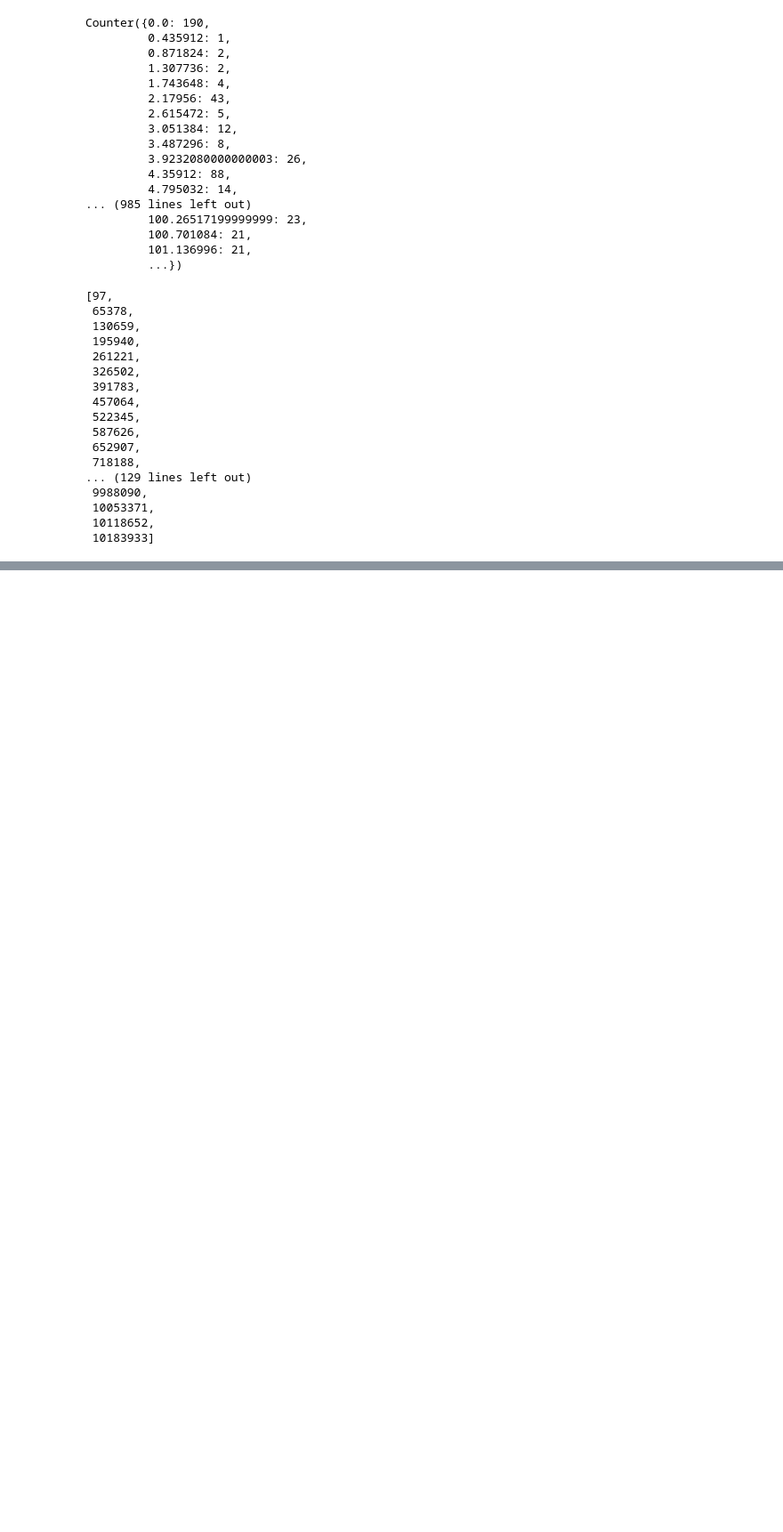
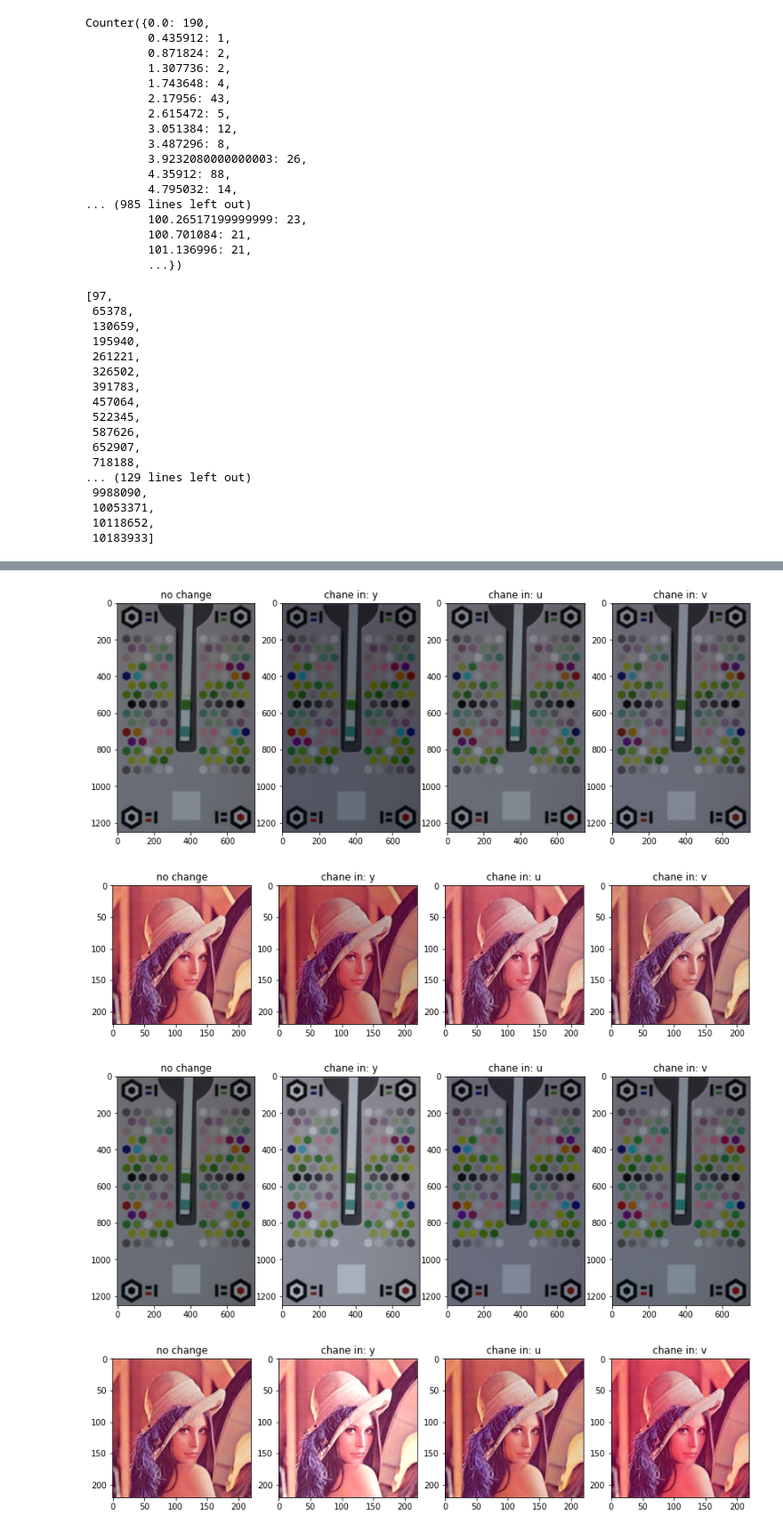
Before and after one commit to yuval-jacoby-healthy/playground, a Jupyter notebook: rgb2yuv.ipynb, the cells around one changed output, grey strips where cells are left out. Shown at 89% size. Cells and saved outputs as stored; diff of their text form; code cells hidden in the pictures; blank space fills up the shorter version.

```diff
--- a/rgb2yuv.ipynb
+++ b/rgb2yuv.ipynb
@@ -99,0 +129,16 @@ Counter({0.0: 190,
+# %%
+import cv2
+import matplotlib.pyplot as plt
+import numpy as np
+
+def rgb_2_yuv(img):
+    shape = img.shape
+#     matrix = np.array([[1, 0, 1.2], [1, -.2, -.38], [1, 2.12, 0]])
+    matrix = np.array([[.299, .58, .114], [-.14, -.28, .436], [.61, -.515, -.1]])
+    return np.matmul(matrix, img.reshape(-1, 3).T).T.reshape(*shape)
+
+def yuv_2_rgb(img):
+    shape = img.shape
+#     matrix = np.array([[0.2, .715, .07], [-0.09, -0.03, .436], [.615, -.55, -0.5]])
+    matrix = np.array([[1, 0, 1.14], [1, -0.39, -.581], [1, 2.03, 0]])
+    return  np.clip(np.matmul(matrix, img.reshape(-1, 3).T).T.reshape(*shape), 0, 1)
@@ -99,0 +158,45 @@ Counter({0.0: 190,
+# %%
+# change_value = 1.3
+change_values = [.8, 1.3]
+
+paths = ["/home/yuvalj/Data/acr/good/0_rec.png", "/home/yuvalj/Downloads/lena.jpeg"]
+# img = cv2.imread("/home/yuvalj/Data/acr/good/0_rec.png")[:,:,::-1]
+# img = cv2.imread("/home/yuvalj/Downloads/lena.jpeg")[:,:,::-1]
+
+for change_value in change_values:
+    for p in paths:
+        img = cv2.imread(p)[:,:,::-1]
+        img_yuv = rgb_2_yuv(img / 255)
+
+        _, ax = plt.subplots(1,4,figsize=(14,7))
+        ax[0].imshow(img)
+        ax[0].set_title("no change")
+        for i in range(3):
+
+        #     _, ax = plt.subplots(1,2,figsize=(7,7))
+        #     ax[0].imshow(img)
+
+            yuv_arr = cv2.split(img_yuv)
+        #     print(i, np.max(yuv_arr[i]), np.min(yuv_arr[i]))
+        #     yuv_arr[i] += change_value / 255
+
+            yuv_arr[i] *= change_value
+
+            ax[i + 1].set_title("chane in: " + 'yuv'[i])
+        #     plt.imshow(cv2.merge(yuv_arr))
+
+            new_img = yuv_2_rgb(cv2.merge(yuv_arr))
+            ax[i + 1].imshow(new_img)
+        plt.show()
+
+# plt.imshow(y, cmap='gray')
+# plt.show()
+# plt.imshow(u, cmap='gray')
+# plt.show()
+# plt.imshow(v, cmap='gray')
+# plt.show()
+# %% [output]
+[figure, added]
+[figure, added]
+[figure, added]
+[figure, added]
```
Also changed, not shown: parts of 14 cells of this notebook.
